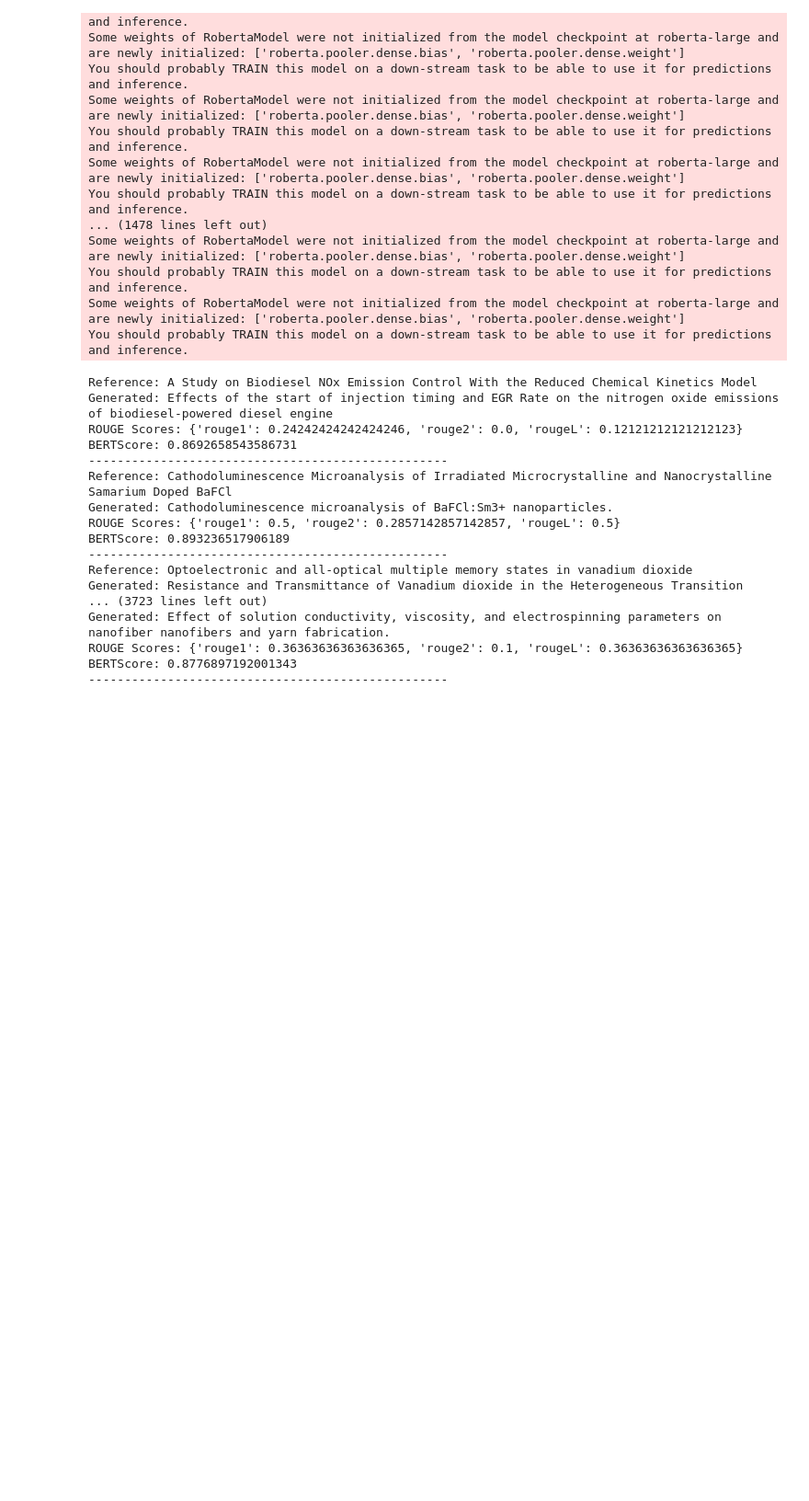
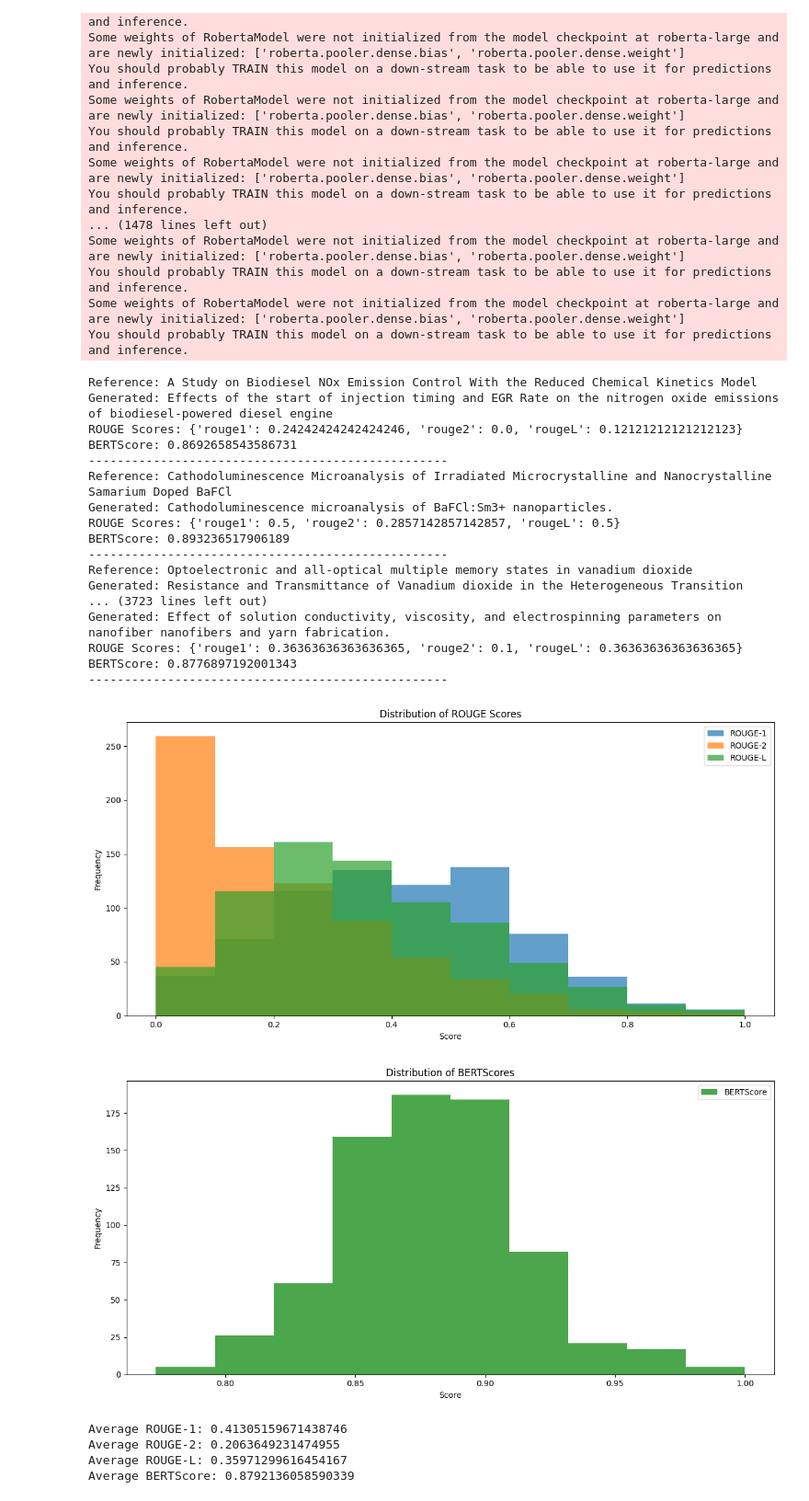
Before and after one commit to sivarohith99/Grant_title_genration, a Jupyter notebook: BART_base_grant_title_generation.ipynb, the cells around one changed output. Shown at 92% size. Drawn from its saved outputs; the diff is of its cells as text; code cells hidden in the pictures; blank space fills up the shorter version.

```diff
--- a/BART_base_grant_title_generation.ipynb
+++ b/BART_base_grant_title_generation.ipynb
@@ -310,3 +310,59 @@ Generated: Effect of solution conductivity, viscosity, and electrospinning param
 ROUGE Scores: {'rouge1': 0.36363636363636365, 'rouge2': 0.1, 'rougeL': 0.36363636363636365}
 BERTScore: 0.8776897192001343
 --------------------------------------------------
+# %%
+import matplotlib.pyplot as plt
+import numpy as np
+from bert_score import score as bert_score
+
+# Extract ROUGE scores from test_results
+rouge1_scores = [result['rouge']['rouge1'] for result in test_results]
+rouge2_scores = [result['rouge']['rouge2'] for result in test_results]
+rougeL_scores = [result['rouge']['rougeL'] for result in test_results]
+
+# Extract BERTScore from test_results
+bert_scores = [result['bert'] for result in test_results]
+
+# Calculate average ROUGE and BERTScore
+avg_rouge1 = np.mean(rouge1_scores)
+avg_rouge2 = np.mean(rouge2_scores)
+avg_rougeL = np.mean(rougeL_scores)
+avg_bert_score = np.mean(bert_scores)
+
+# Set fixed plot display
+plt.ioff()  # Disable interactive mode if running in interactive environment (like Jupyter)
+
+# Plotting ROUGE scores
+plt.figure(figsize=(12, 6))
+plt.hist(rouge1_scores, bins=10, alpha=0.7, label="ROUGE-1")
+plt.hist(rouge2_scores, bins=10, alpha=0.7, label="ROUGE-2")
+plt.hist(rougeL_scores, bins=10, alpha=0.7, label="ROUGE-L")
+plt.title("Distribution of ROUGE Scores")
+plt.xlabel("Score")
+plt.ylabel("Frequency")
+plt.legend()
+plt.tight_layout()  # Adjust layout to avoid any overlaps
+plt.show()
+
+# Plotting BERTScore
+plt.figure(figsize=(12, 6))
+plt.hist(bert_scores, bins=10, alpha=0.7, label="BERTScore", color='green')
+plt.title("Distribution of BERTScores")
+plt.xlabel("Score")
+plt.ylabel("Frequency")
+plt.legend()
+plt.tight_layout()  # Adjust layout to avoid any overlaps
+plt.show()
+
+# Print average scores
+print(f"Average ROUGE-1: {avg_rouge1}")
+print(f"Average ROUGE-2: {avg_rouge2}")
+print(f"Average ROUGE-L: {avg_rougeL}")
+print(f"Average BERTScore: {avg_bert_score}")
+# %% [output]
+[figure, added]
+[figure, added]
+Average ROUGE-1: 0.41305159671438746
+Average ROUGE-2: 0.2063649231474955
+Average ROUGE-L: 0.35971299616454167
+Average BERTScore: 0.8792136058590339
```
